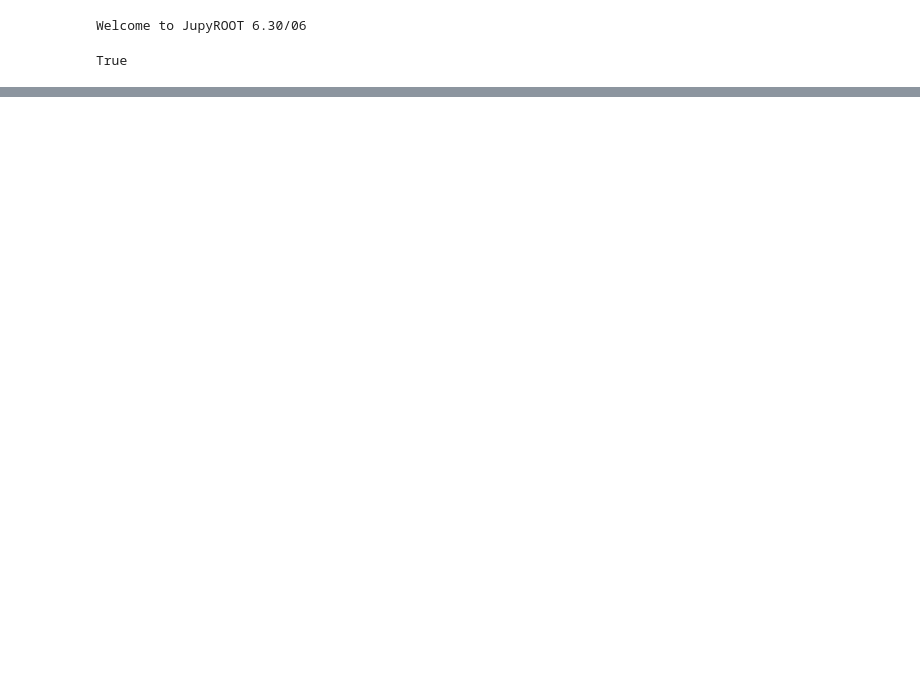
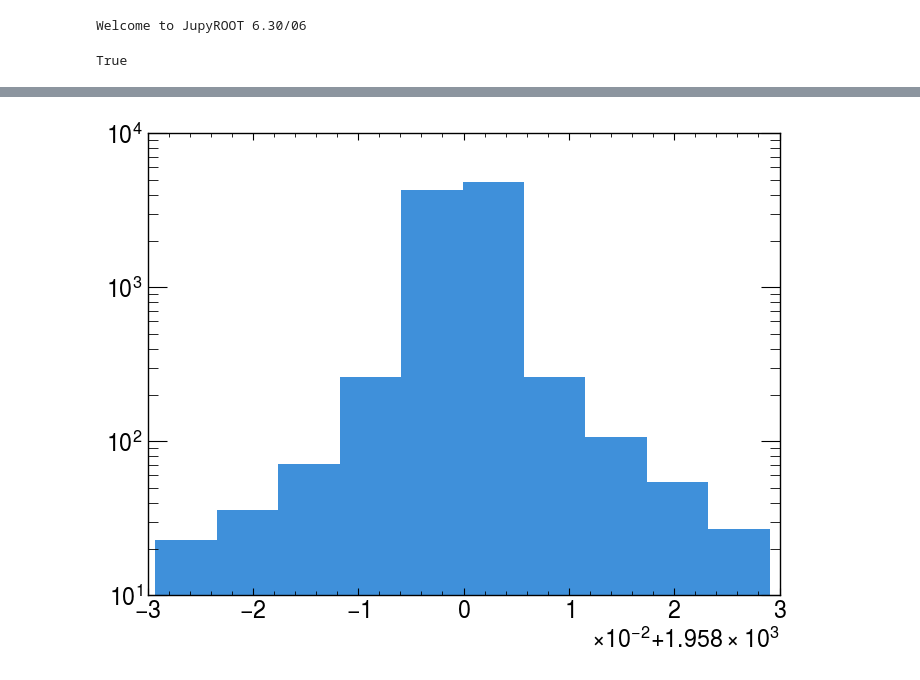
Before and after one commit to andlessa/back2futureTrigger, a Jupyter notebook: B2TF-Trigger/checkEvents.ipynb, the cells around one changed output, grey strips where cells are left out. Drawn from its saved outputs; the diff is of its cells as text; code cells hidden in the pictures; blank space fills up the shorter version.

```diff
--- a/B2TF-Trigger/checkEvents.ipynb
+++ b/B2TF-Trigger/checkEvents.ipynb
@@ -1,18 +1,18 @@
 # %%
 #!/usr/bin/env python3
 
-import os, time, sys
+import os, sys
 sys.path.append('../')
 import numpy as np
-import pyhepmc
-import random
-import logging
-import configparser
-import subprocess
-import multiprocessing
-import itertools
-import progressbar as P
-from helper import getModelDict
+from matplotlib import pyplot as plt
+import sys
+sys.path.append('../')
+
+try:
+    import mplhep as hep
+    hep.style.use("ATLAS")
+except:
+    pass
 delphesDir = os.path.abspath("../DelphesLLP")
 os.environ['ROOT_INCLUDE_PATH'] = os.path.join(delphesDir,"external")
 
@@ -170,23 +53,6 @@ Error:
 # %%
-import fastjet
-import awkward as ak
-import vector
-vector.register_awkward()
-
-jetdef = fastjet.JetDefinition(fastjet.antikt_algorithm, 0.6)
-array0 = []
-for p in storeParticles:
-    array0.append({'px' : p[0], 'py' : p[1], 'pz' : p[2], 'E' : p[3]})
-array1 = ak.Array(array0)
-
-
-array1 = ak.Array(
-     [
-         {"px": 1.2, "py": 3.2, "pz": 5.4, "E": 23.5},
-         {"px": 32.2, "py": 64.21, "pz": 543.34, "E": 755.12},
-         {"px": 32.45, "py": 63.21, "pz": 543.14, "E": 835.56},
-
-     ],with_name="Momentum4D",
- )
-cluster = fastjet.ClusterSequence(array1, jetdef)
-cluster.inclusive_jets()
+plt.hist(massList,bins=10)
+plt.yscale('log')
+plt.show()
+# %% [output]
+[figure, added]
```
Also changed, not shown: parts of 2 cells of this notebook.
